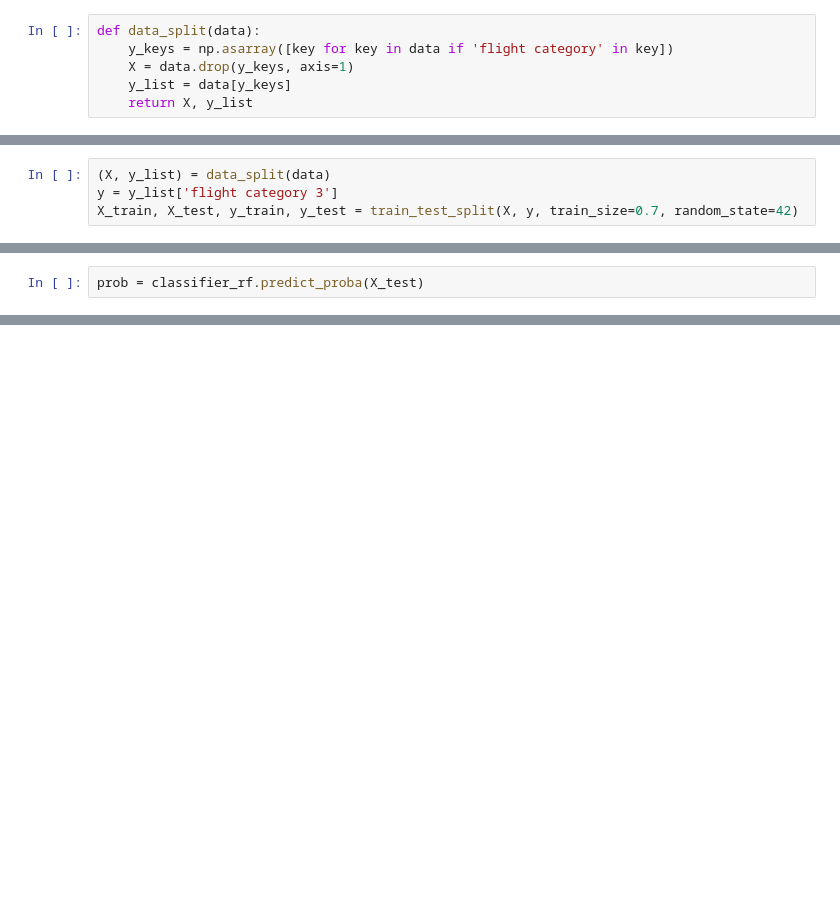
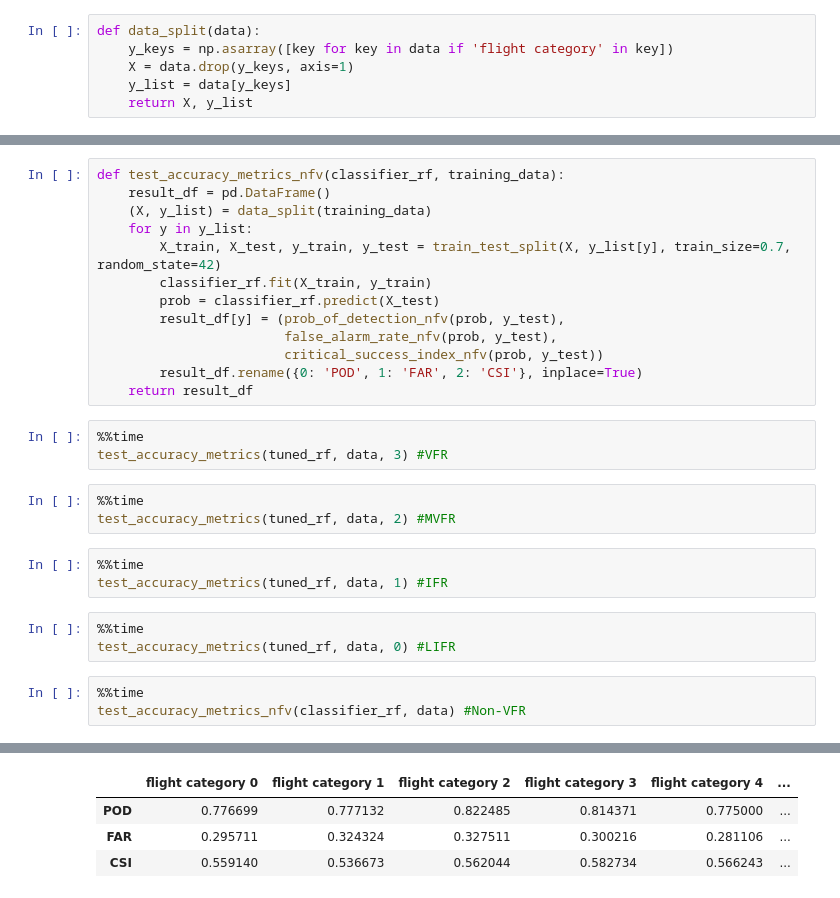
Before and after one commit to bparazin/nwsFlightCategories, a Jupyter notebook: ML prep.ipynb, the cells around one changed output, grey strips where cells are left out. Drawn from its saved outputs; the diff is of its cells as text; blank space fills up the shorter version.

```diff
--- a/ML prep.ipynb
+++ b/ML prep.ipynb
@@ -107,4 +183,0 @@ data = make_ml_training_data_set(start_date, end_date, 'kbos', 42.3656, -71.0096
-# %%
-(X, y_list) = data_split(data)
-y = y_list['flight category 3']
-X_train, X_test, y_train, y_test = train_test_split(X, y, train_size=0.7, random_state=42)
@@ -128,2 +198,0 @@ for val in classifier_rf.predict(X_test) - y_test:
-# %%
-prob = classifier_rf.predict_proba(X_test)
@@ -138,0 +215,29 @@ ax.legend()
+# %%
+def test_accuracy_metrics_nfv(classifier_rf, training_data):
+    result_df = pd.DataFrame()
+    (X, y_list) = data_split(training_data)
+    for y in y_list:
+        X_train, X_test, y_train, y_test = train_test_split(X, y_list[y], train_size=0.7, random_state=42)
+        classifier_rf.fit(X_train, y_train)
+        prob = classifier_rf.predict(X_test)
+        result_df[y] = (prob_of_detection_nfv(prob, y_test),
+                        false_alarm_rate_nfv(prob, y_test),
+                        critical_success_index_nfv(prob, y_test))
+        result_df.rename({0: 'POD', 1: 'FAR', 2: 'CSI'}, inplace=True)
+    return result_df
+# %%
+%%time
+test_accuracy_metrics(tuned_rf, data, 3) #VFR
+# %%
+%%time
+test_accuracy_metrics(tuned_rf, data, 2) #MVFR
+# %%
+%%time
+test_accuracy_metrics(tuned_rf, data, 1) #IFR
+# %%
+%%time
+test_accuracy_metrics(tuned_rf, data, 0) #LIFR
+# %%
+%%time
+test_accuracy_metrics_nfv(classifier_rf, data) #Non-VFR
+# %% [output]
@@ -138,0 +246,4 @@ ax.legend()
+|  | flight category 0 | flight category 1 | flight category 2 | flight category 3 | flight category 4 | ... |
+| POD | 0.776699 | 0.777132 | 0.822485 | 0.814371 | 0.775000 | ... |
+| FAR | 0.295711 | 0.324324 | 0.327511 | 0.300216 | 0.281106 | ... |
+| CSI | 0.559140 | 0.536673 | 0.562044 | 0.582734 | 0.566243 | ... |
```
Also changed, not shown: parts of 19 cells of this notebook, 1 other file.
